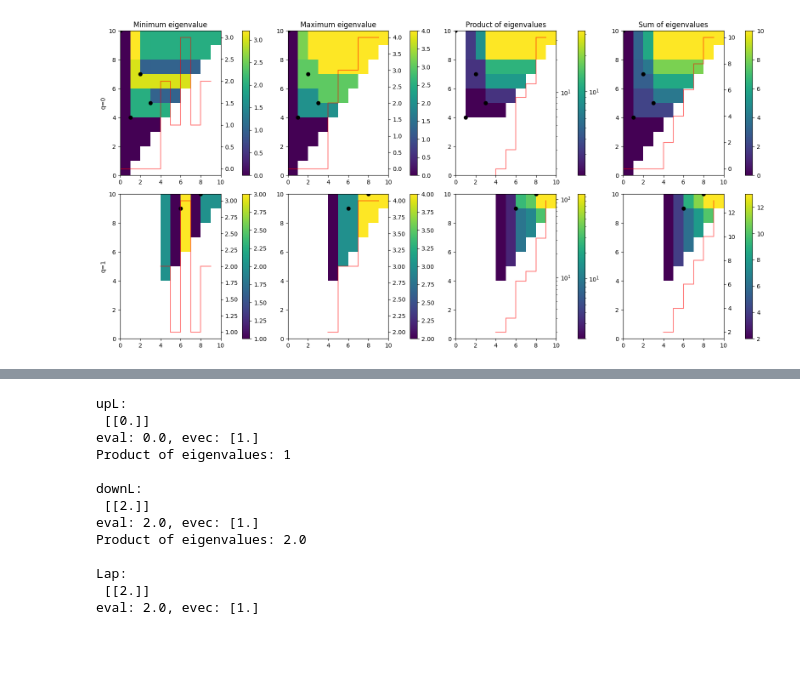
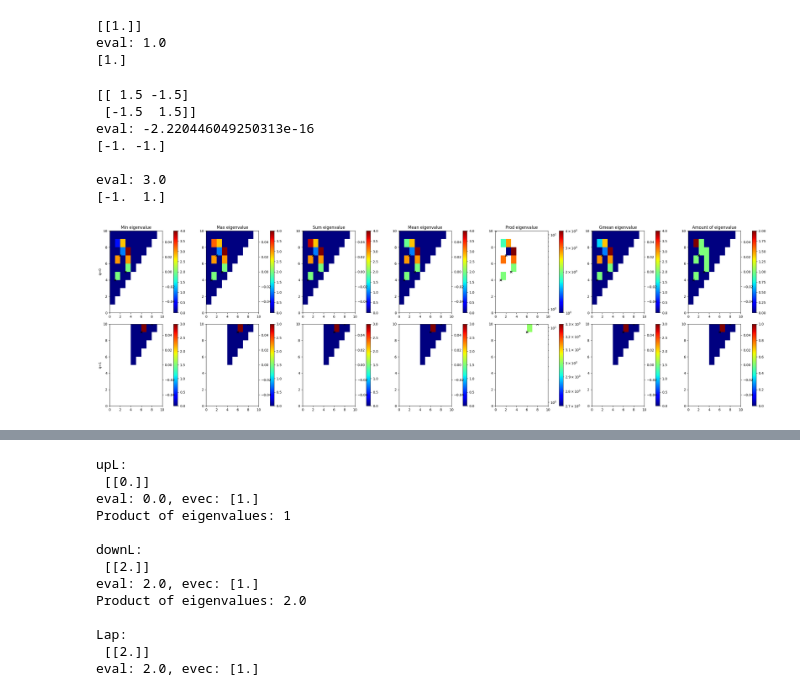
Before and after one commit to siroj99/Master_thesis, a Jupyter notebook: code/laplacians.ipynb, the cells around one changed output, grey strips where cells are left out. Drawn from its saved outputs; the diff is of its cells as text; code cells hidden in the pictures; blank space fills up the shorter version.

Commit message:
Added cross Laplacians and vertical Laplacians.

```diff
--- a/code/laplacians.ipynb
+++ b/code/laplacians.ipynb
@@ -35,16 +33,49 @@ def create_cycle(n, overlap = 0, start_n=0, overlap_start = 0):
             simplices.append(([v_i+start_n-overlap, start_n*(overlap==0)+overlap_start*(overlap > 0)], 1))
     return simplices
 
+def create_path(n, end_path = -1):
+    if end_path < 0:
+        end_path += n+1
+    simplices = [([0], 0), ([end_path], 1)]
+    for i in range(1,n):
+        if i < end_path:
+            simplices.append(([i], len(simplices)))
+        else:
+            simplices.append(([i+1], len(simplices)))
+    for i in range(end_path-1):
+        simplices.append(([i, i+1], len(simplices)))
+    for i in range(end_path, n):
+        simplices.append(([i, i+1], len(simplices)))
+    simplices.append(([end_path-1, end_path], len(simplices)))
+    return simplices
+
 
 # Drawn
-simplices = [([0], 0), ([1], 1), ([2], 2), ([3], 3), ([1,0], 4), ([0,3], 5), ([1,3], 6), ([2,3], 7), ([0,2], 8), ([0,1,3], 9)]#, ([0,2,3], 10)]
+# simplices = [([0], 0), ([1], 1), ([2], 2), ([3], 3), ([1,0], 4), ([0,3], 5), ([1,3], 6), ([2,3], 7), ([0,2], 8), ([0,1,3], 9)]#, ([0,2,3], 10)]
+
+# Swapped 7 and 8
+# simplices = [([0], 0), ([1], 1), ([2], 2), ([3], 3), ([1,0], 4), ([0,3], 5), ([1,3], 6), ([0,2], 7), ([2,3], 8), ([0,1,3], 9)]#, ([0,2,3], 10)]
+
+# "Flipped"
+# simplices = [([0], 0), ([1], 1), ([2], 2), ([3], 3), ([0,1], 4), ([1,2], 5), ([0,2], 6), ([1,3], 7), ([2,3], 8), ([0,1,2], 9)]#, ([0,2,3], 10)]
+
+# "Flipped", swapped d and e
+# simplices = [([0], 0), ([1], 1), ([2], 2), ([3], 3), ([0,1], 4), ([1,2], 5), ([0,2], 6), ([2,3], 7), ([1,3], 8), ([0,1,2], 9)]#, ([0,2,3], 10)]
+
+# "Flipped", swapped b and c
+# simplices = [([0], 0), ([1], 1), ([2], 2), ([3], 3), ([0,1], 4), ([0,2], 5), ([1,2], 6), ([1,3], 7), ([2,3], 8), ([0,1,2], 9)]#, ([0,2,3], 10)]
+
+# swapped 2 and 3
+# simplices = [([0], 0), ([1], 1),  ([3], 2), ([2], 3),([0,1], 4), ([1,2], 5), ([0,2], 6), ([1,3], 7), ([2,3], 8), ([0,1,2], 9)]#, ([0,2,3], 10)]
+
+# Non equidistant time intervals
 # simplices = [([0], 0), ([1], 1), ([2], 2), ([3], 3), ([1,0], 4), ([0,3], 8), ([1,3], 10), ([2,3], 10.1), ([0,2], 12), ([0,1,3], 12.5)]
 
 # Ren paper
 # simplices = [([0], 0), ([1], 0), ([2], 0), ([3], 0), ([0,2], 1), ([0,3], 1), ([2,3], 1), ([0,1], 2), ([0,2,3], 3)]
 
 # Drawn new
-# simplices = [([0], 0), ([1], 0), ([2], 0), ([3], 1), ([0,1], 2), ([1,2], 2), ([2,3], 2), ([0,2], 3), ([0,3], 3), ([4], 4), ([2,4], 5), ([3,4], 5), ([0,1,2], 6), ([2,3,4], 7)]#, ([0,2,3], 8)]
+simplices = [([0], 0), ([1], 0), ([2], 0), ([3], 1), ([0,1], 2), ([1,2], 2), ([2,3], 2), ([0,2], 3), ([0,3], 3), ([4], 4), ([2,4], 5), ([3,4], 5), ([0,1,2], 6), ([2,3,4], 7), ([0,2,3], 8)]
 
 # Test easy
 # simplices = [([0], 0), ([1], 0), ([2], 0), ([0,1], 0), ([0,2], 0), ([1,2], 0),
@@ -53,6 +84,9 @@ simplices = [([0], 0), ([1], 1), ([2], 2), ([3], 3), ([1,0], 4), ([0,3], 5), ([1
 # Test hard
 # simplices = [([0], 0), ([1], 0), ([2], 0), ([3], 0), ([0,1], 0), ([0,2], 0), ([1,3], 0), ([2,3], 0),
 #               ([1,2], 1),  ([0,1,2], 1), ([1,2,3], 1)]
+
+# Path
+# simplices = create_path(8, end_path=-1)
 
 # Cycles
 x = 4
@@ -102,4 +149,36 @@ for k in zip(*barcodes[0]):
+# %%
+cross_Lap = compute_vertical_Laplacian(f, 0, 1, 4, lambda x: 1, use_restriction=True)
+print(cross_Lap)
+evals, evecs = np.linalg.eigh(cross_Lap)
+for i, eval in enumerate(evals):
+    # if np.abs(eval) > 1e-8:
+    print("eval:", eval)
+    evec = evecs[:,i]
+    print(np.round(evec/np.min(np.abs(evec[np.abs(evec) > 1e-8])),5))
+    print()
+# %% [output]
+[[1.]]
+eval: 1.0
+[1.]
+# %%
+cross_Lap = compute_vertical_Laplacian(f, 0, 1, 6, lambda x: 1, use_restriction=False)
+print(cross_Lap)
+evals, evecs = np.linalg.eigh(cross_Lap)
+for i, eval in enumerate(evals):
+    # if np.abs(eval) > 1e-8:
+    print("eval:", eval)
+    evec = evecs[:,i]
+    print(np.round(evec/np.min(np.abs(evec[np.abs(evec) > 1e-8])),5))
+    print()
+# %% [output]
+[[ 1.5 -1.5]
+ [-1.5  1.5]]
+eval: -2.220446049250313e-16
+[-1. -1.]
+
+eval: 3.0
+[-1.  1.]
 # %%
-eigenvalues, relevant_times, fig, ax = plot_persistent_Laplacian_eigenvalues(f, lambda x: 1)
+eigenvalues, relevant_times, fig, ax = plot_Laplacian_cor10_eigenvalues(f, lambda x: 1, plot_types="all", plot_args_diag={"c": "black", "alpha": 1, "marker": "x"}, plot_type_to_fun={"Amount of": len})
 # %% [output]
-[figure, old version]
+[figure, new version]
```
Also changed, not shown: parts of 36 cells of this notebook, 2 other files.
